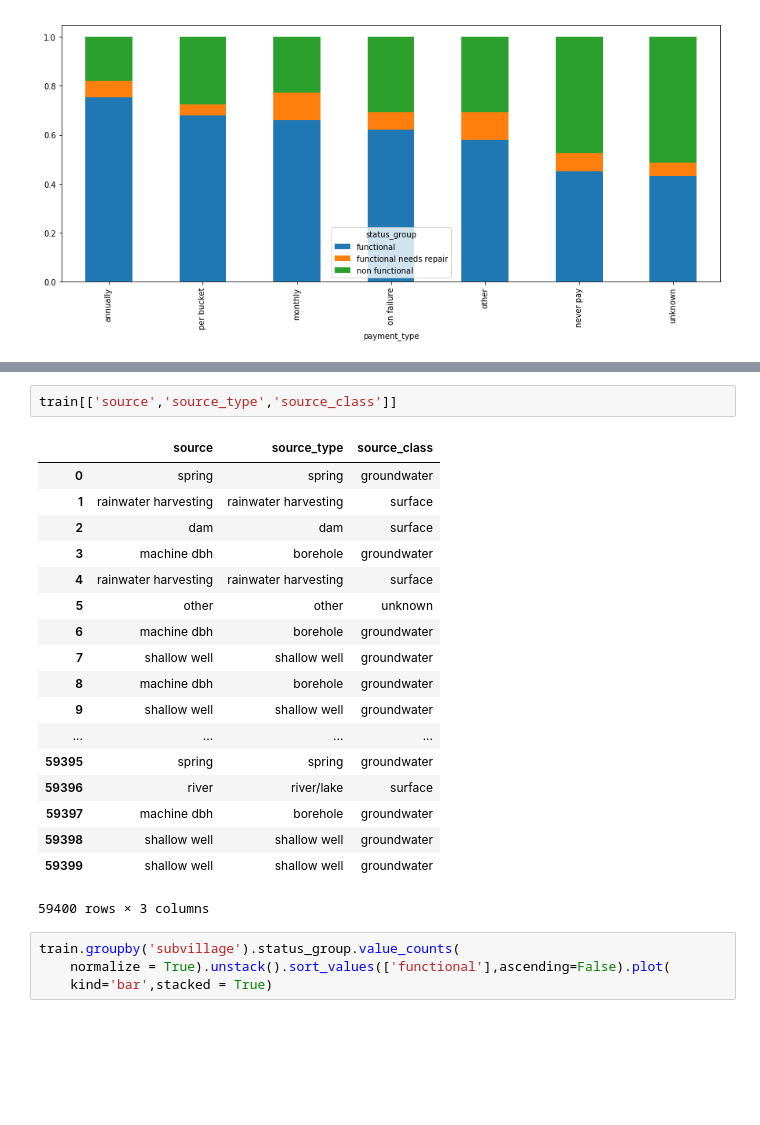
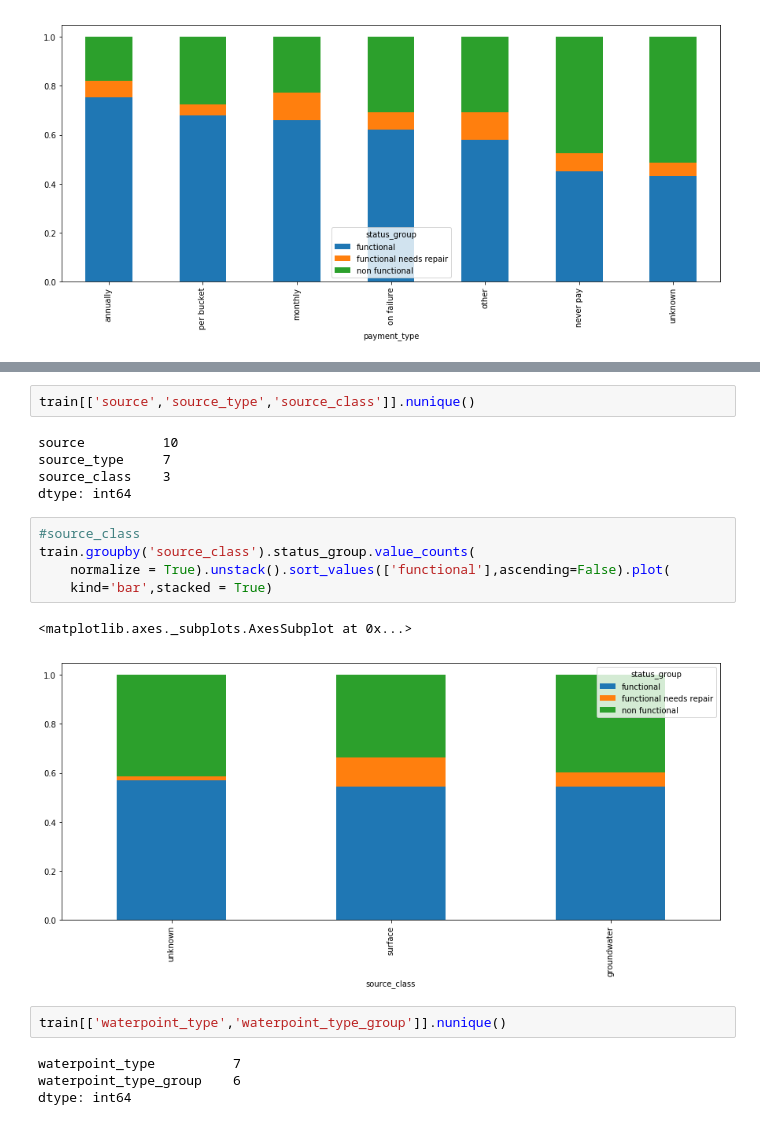
Before and after one commit to JohnErnestBonanno/WaterPump, a Jupyter notebook: Cleaning_WaterPump.ipynb, the cells around one changed output, grey strips where cells are left out. Cells and saved outputs as stored; diff of their text form; blank space fills up the shorter version.

```diff
--- a/Cleaning_WaterPump.ipynb
+++ b/Cleaning_WaterPump.ipynb
@@ -379,25 +317,21 @@ train[['payment','payment_type']]
 # %%
-train[['source','source_type','source_class']]
+train[['source','source_type','source_class']].nunique()
 # %% [output]
-|  | source | source_type | source_class |
-| 0 | spring | spring | groundwater |
-| 1 | rainwater harvesting | rainwater harvesting | surface |
-| 2 | dam | dam | surface |
-| 3 | machine dbh | borehole | groundwater |
-| 4 | rainwater harvesting | rainwater harvesting | surface |
-| 5 | other | other | unknown |
-| 6 | machine dbh | borehole | groundwater |
-| 7 | shallow well | shallow well | groundwater |
-| 8 | machine dbh | borehole | groundwater |
-| 9 | shallow well | shallow well | groundwater |
-| ... | ... | ... | ... |
-| 59395 | spring | spring | groundwater |
-| 59396 | river | river/lake | surface |
-| 59397 | machine dbh | borehole | groundwater |
-| 59398 | shallow well | shallow well | groundwater |
-| 59399 | shallow well | shallow well | groundwater |
-59400 rows × 3 columns
+source          10
+source_type     7
+source_class    3
+dtype: int64
 # %%
-train.groupby('subvillage').status_group.value_counts(
+#source_class
+train.groupby('source_class').status_group.value_counts(
     normalize = True).unstack().sort_values(['functional'],ascending=False).plot(
     kind='bar',stacked = True)
+# %% [output]
+<matplotlib.axes._subplots.AxesSubplot at 0x...>
+[figure, added]
+# %%
+train[['waterpoint_type','waterpoint_type_group']].nunique()
+# %% [output]
+waterpoint_type          7
+waterpoint_type_group    6
+dtype: int64
```
Also changed, not shown: parts of 23 cells of this notebook.
